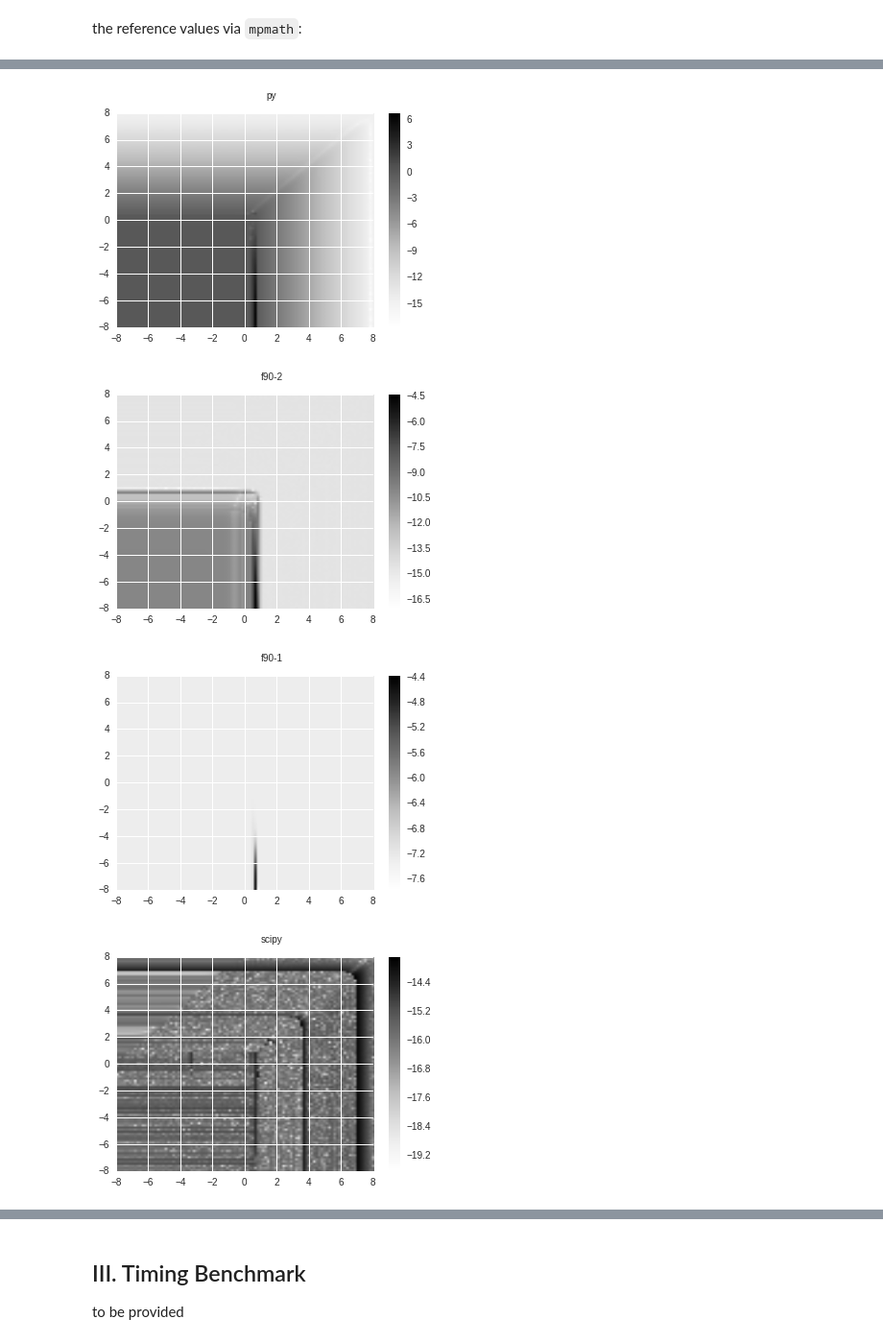
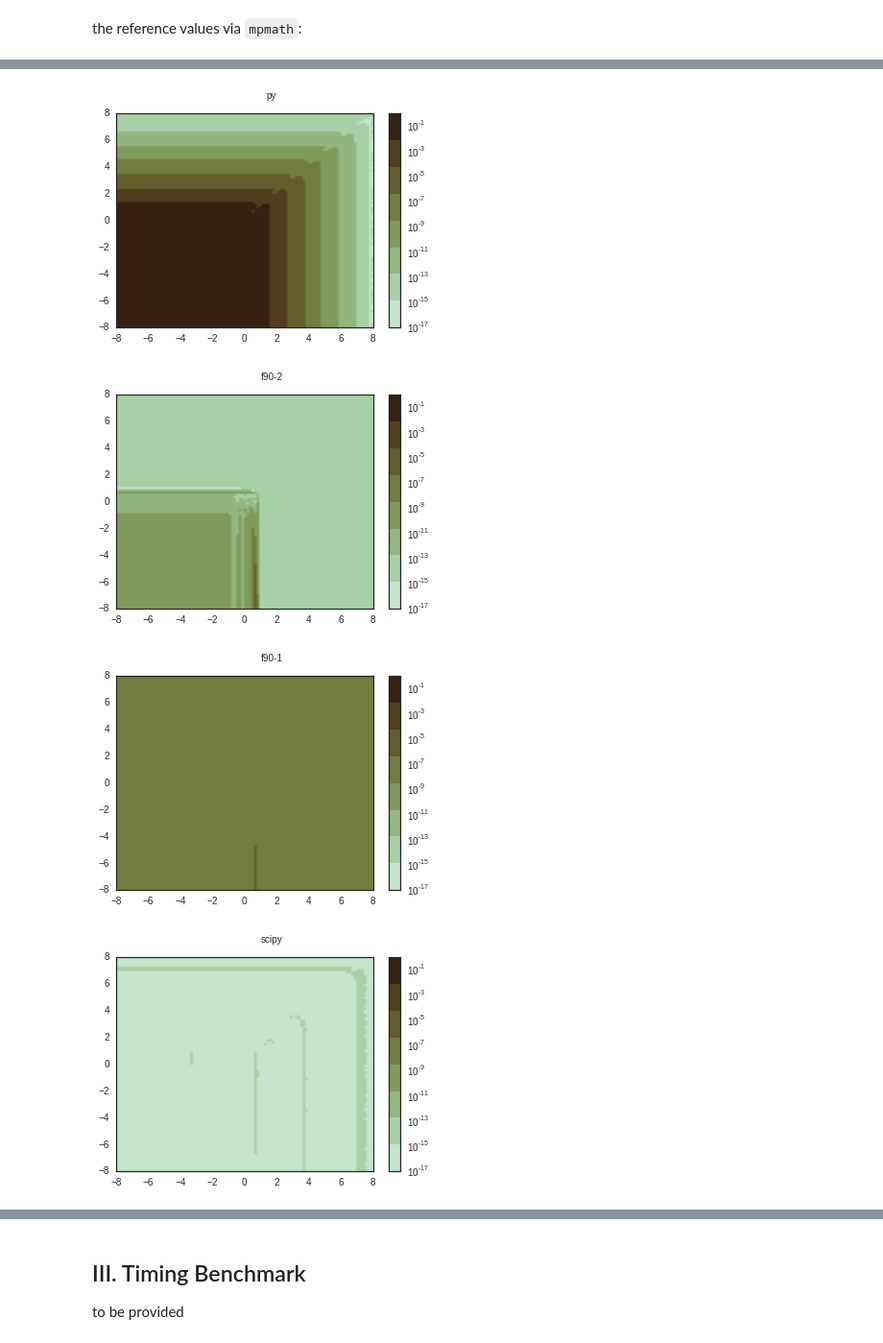
Before and after one commit to martinschwinzerl/faddeevas, a Jupyter notebook: benchmark.ipynb, the cells around one changed output, grey strips where cells are left out. Shown: that part at 96% size. Drawn from its saved outputs; the diff is of its cells as text; code cells hidden in the pictures.

Commit message:
Use new wofz root implementation - Change colormap
--> Problem: for large values of z, exp(-z*z) is so small that
    the results get nan: --> large errors for the root impls.

```diff
--- a/benchmark.ipynb
+++ b/benchmark.ipynb
@@ -292,7 +282,13 @@ wofz_impl['c-root-adapt-sincos'](*(params))
 # %%
 import matplotlib.pyplot as plt
 import seaborn as sns
+import matplotlib
+from matplotlib.colors import LogNorm
 %matplotlib inline
+
+sns.set_style("white")
+cmap = matplotlib.colors.ListedColormap(sns.color_palette("Blues", 256))
+cmap2 = matplotlib.colors.ListedColormap(sns.cubehelix_palette(8, 256))
 # %% [markdown]
 define range:
 # %%
@@ -305,3 +301,27 @@ x, y = np.meshgrid(r, r)
 the reference values via `mpmath`:
 # %%
 wr_ref, wi_ref = wofz_impl['mp'](x, y)
+# %%
+def plot_image(x,y,z, title, unify=True):
+    plt.figure()
+    if unify:
+        z = np.clip(a=z, a_min=1e-17, a_max=1e0)
+        im = plt.imshow(
+                   #np.vectorize(mpmath.log10)(z).astype(np.float64),
+                   z.astype(np.float64),
+                   origin="bottom",extent=[exp_min,exp_max,exp_min,exp_max],aspect='auto',
+                   vmin=1e-17, vmax=1e0, norm=LogNorm(),
+                   cmap=cmap2)
+    else:
+        im = plt.imshow(np.vectorize(mpmath.log10)(z).astype(np.float64),
+                       origin="bottom",extent=[exp_min,exp_max,exp_min,exp_max],aspect='auto',
+                       cmap=cmap2)
+
+    plt.colorbar(im)
+    plt.suptitle(title)
+
+test = True
+if test is True:
+    wr, wi = wofz_impl['c'](x, y)
+    z = abs(wr - wr_ref)/wr_ref
+    plot_image(x,y,z, title='c',unify=True)
@@ -308,9 +330,6 @@ wr_ref, wi_ref = wofz_impl['mp'](x, y)
 # %%
 for implementation, function in wofz_impl.iteritems():
     wr, wi = function(x, y)
-    plt.figure()
-    plt.imshow(np.vectorize(mpmath.log10)(abs(wr - wr_ref)/wr_ref).astype(np.float64),
-               origin="bottom",extent=[exp_min,exp_max,exp_min,exp_max],aspect='auto')
-    plt.colorbar()
-    plt.suptitle(implementation)
+    z = abs(wr - wr_ref)/wr_ref
+    plot_image(x,y,z, title=implementation, unify=True)
 # %% [output]
@@ -319,4 +338,4 @@ for implementation, function in wofz_impl.iteritems():
-[figure, old version]
+[figure, new version]
-[figure, old version]
+[figure, new version]
-[figure, old version]
+[figure, new version]
-[figure, old version]
+[figure, new version]
```
Also changed, not shown: parts of 15 cells of this notebook.
